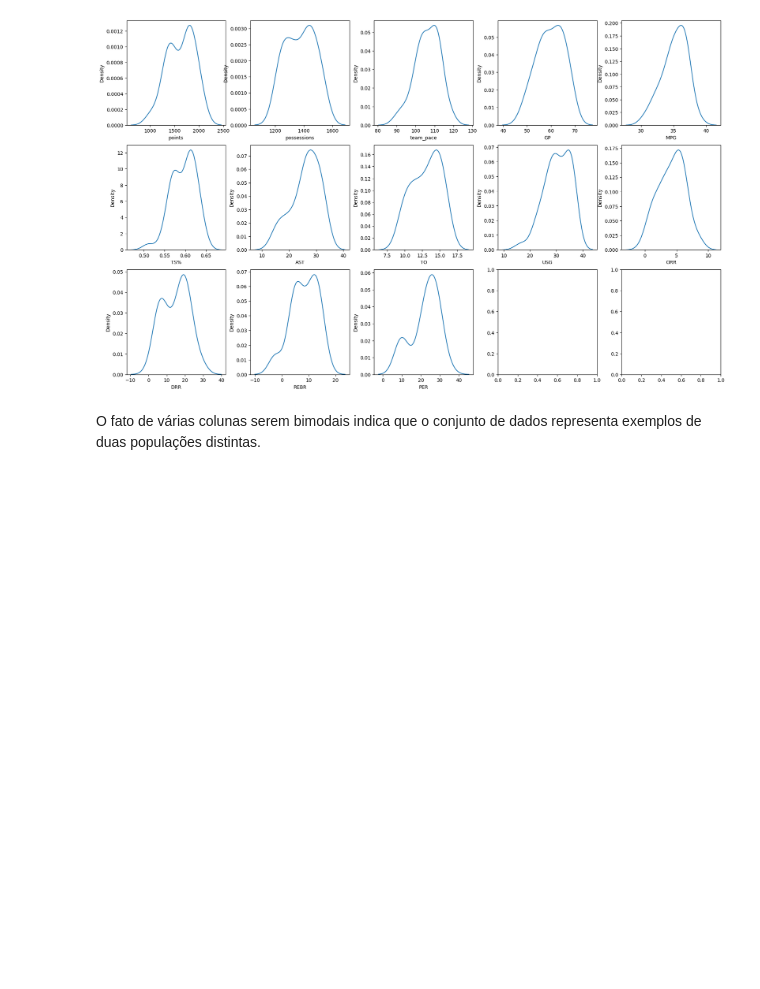
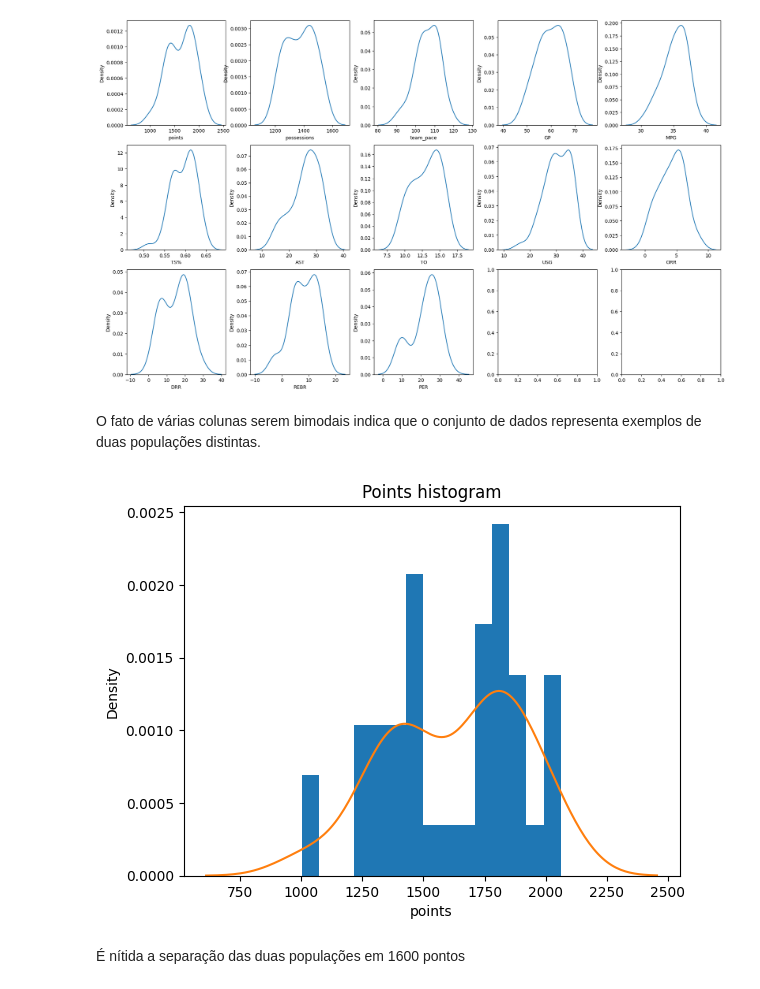
Before and after one commit to Luanog/Space_Jam_ANL, a Jupyter notebook: space-jam-anl.ipynb, the cells around one changed output. Cells and saved outputs as stored; diff of their text form; code cells hidden in the pictures; blank space fills up the shorter version.

```diff
--- a/space-jam-anl.ipynb
+++ b/space-jam-anl.ipynb
@@ -343,3 +343,12 @@ for i in range(len(cols)):
 [figure]
 # %% [markdown]
 O fato de várias colunas serem bimodais indica que o conjunto de dados representa exemplos de duas populações distintas.
+# %%
+# KDE de 'points' sobre histograma.
+plt.hist(player_df['points'], density=True, bins=15)
+plt.title('Points histogram')
+sns.kdeplot(player_df['points']);
+# %% [output]
+[figure, added]
+# %% [markdown]
+É nítida a separação das duas populações em 1600 pontos
```
Also changed, not shown: parts of 23 cells of this notebook.
